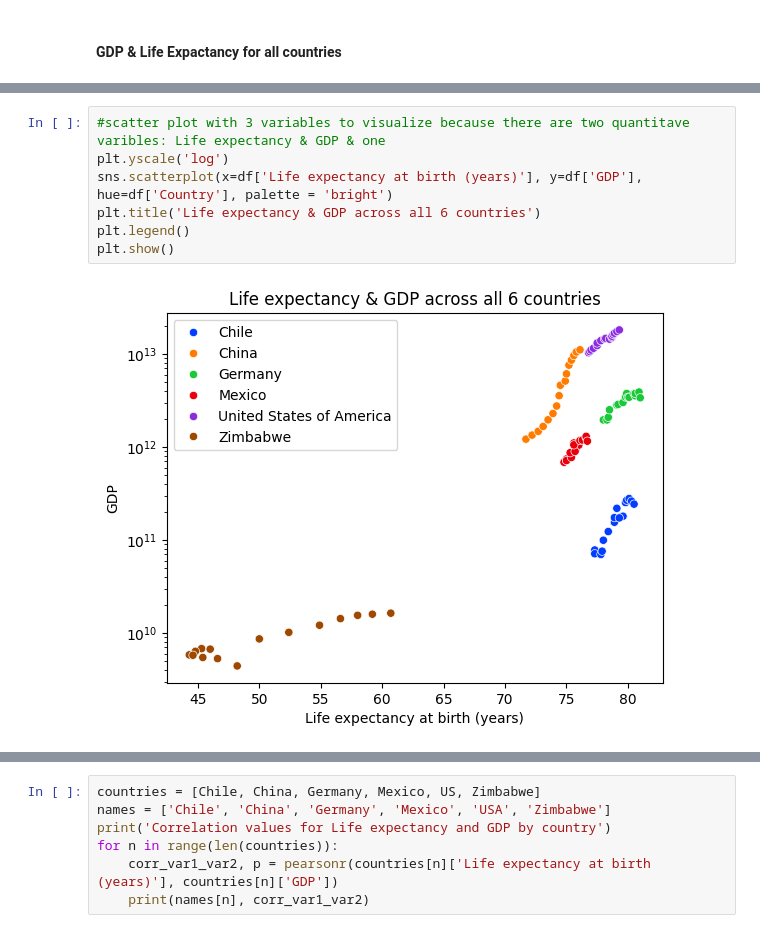
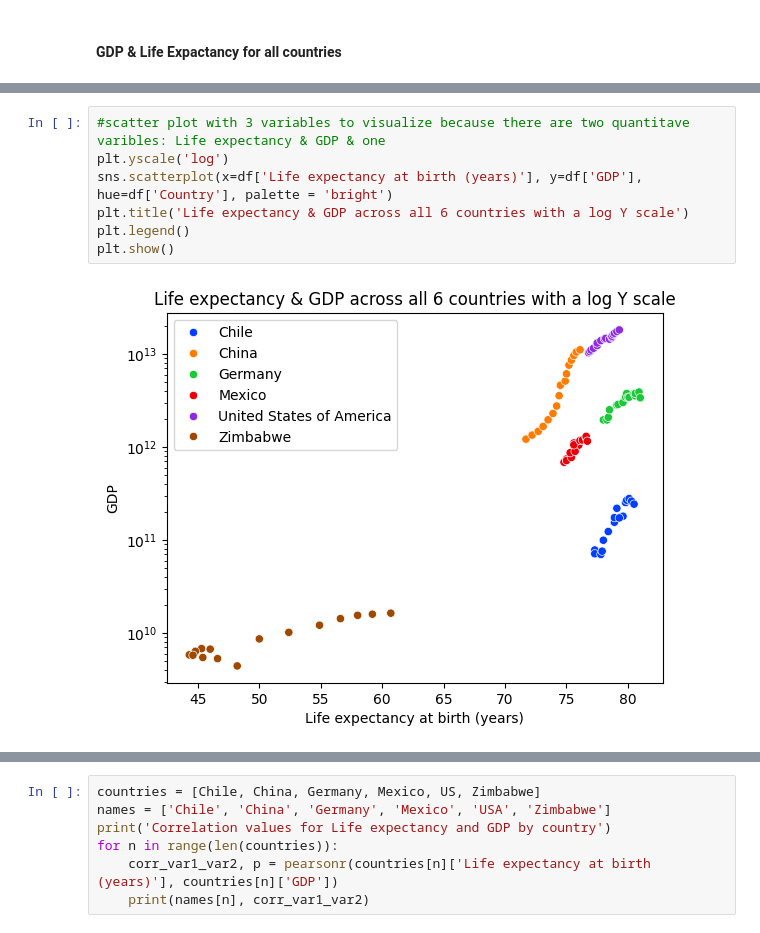
Before and after one commit to likhachov-ux/life-expectancy-and-gdp-project, a Jupyter notebook: life_expectancy_gdp.ipynb, the cells around one changed output, grey strips where cells are left out. Drawn from its saved outputs; the diff is of its cells as text.

```diff
--- a/life_expectancy_gdp.ipynb
+++ b/life_expectancy_gdp.ipynb
@@ -114,9 +135,9 @@ plt.show()
 # %%
 #scatter plot with 3 variables to visualize because there are two quantitave varibles: Life expectancy & GDP & one
 plt.yscale('log')
 sns.scatterplot(x=df['Life expectancy at birth (years)'], y=df['GDP'], hue=df['Country'], palette = 'bright')
-plt.title('Life expectancy & GDP across all 6 countries')
+plt.title('Life expectancy & GDP across all 6 countries with a log Y scale')
 plt.legend()
 plt.show()
 # %% [output]
-[figure, old version]
+[figure, new version]
```
Also changed, not shown: parts of 17 cells of this notebook.
